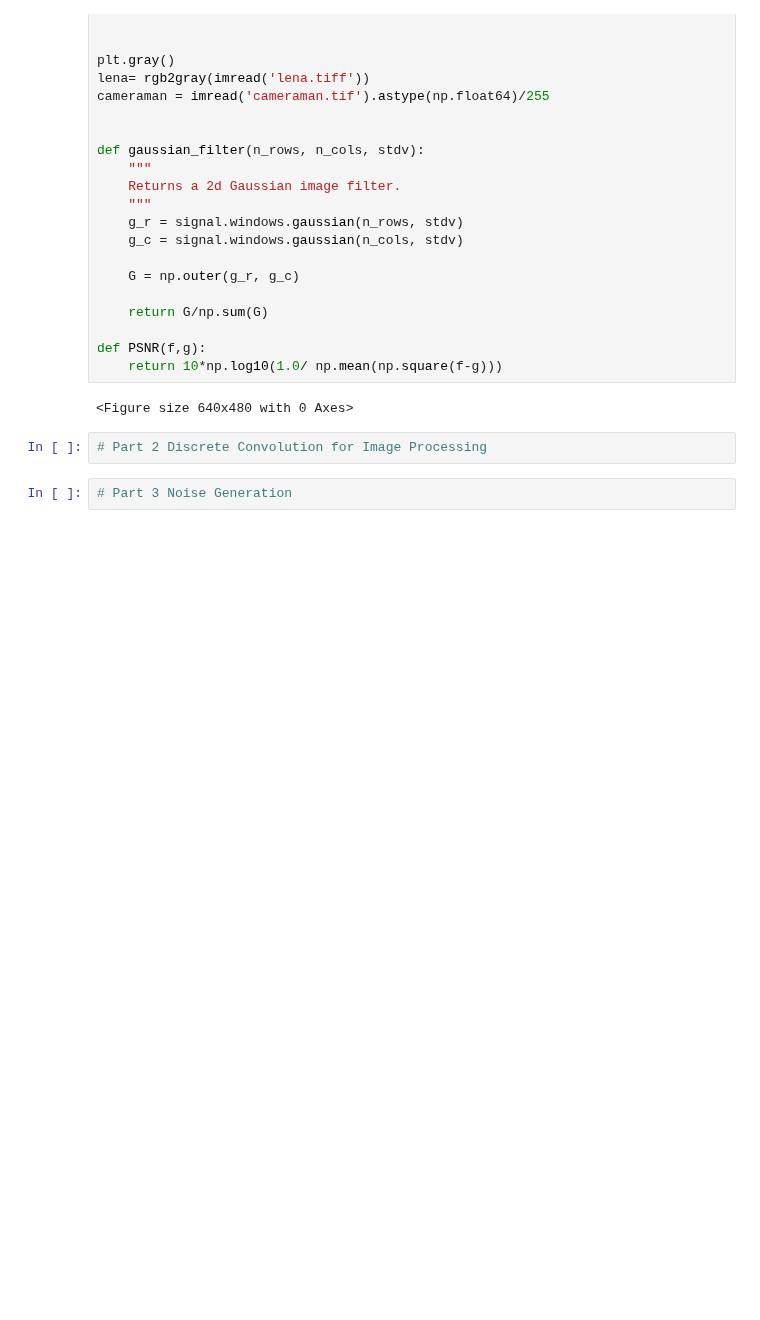
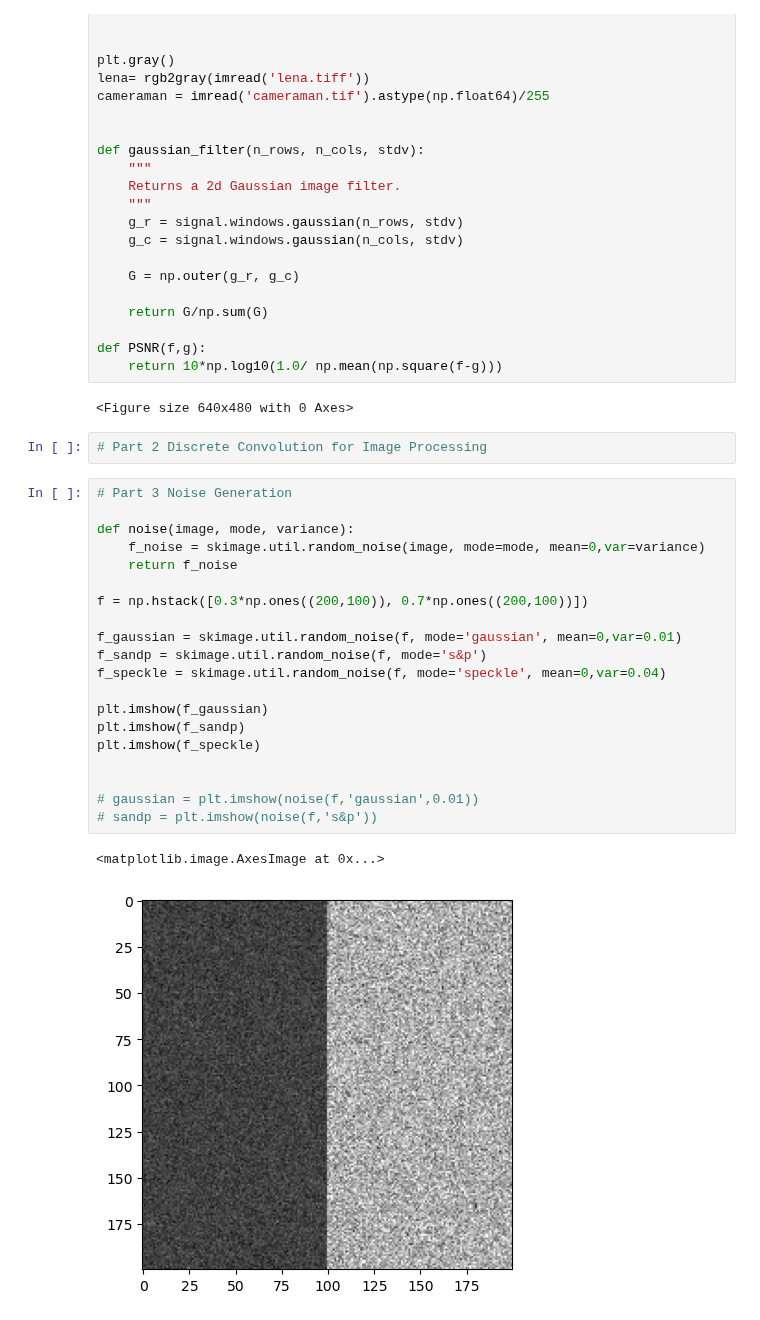
Before and after one commit to ronhyman/imageprocessing, a Jupyter notebook: Lab 2/template.ipynb, the cells around one changed output. Saved outputs shown, nothing was run; the diff lists cells and outputs as text; blank space fills up the shorter version.

```diff
--- a/Lab 2/template.ipynb
+++ b/Lab 2/template.ipynb
@@ -33,3 +33,24 @@ def PSNR(f,g):
 # Part 2 Discrete Convolution for Image Processing
 # %%
 # Part 3 Noise Generation
+
+def noise(image, mode, variance):
+    f_noise = skimage.util.random_noise(image, mode=mode, mean=0,var=variance)
+    return f_noise
+
+f = np.hstack([0.3*np.ones((200,100)), 0.7*np.ones((200,100))])
+
+f_gaussian = skimage.util.random_noise(f, mode='gaussian', mean=0,var=0.01)
+f_sandp = skimage.util.random_noise(f, mode='s&p')
+f_speckle = skimage.util.random_noise(f, mode='speckle', mean=0,var=0.04)
+
+plt.imshow(f_gaussian)
+plt.imshow(f_sandp)
+plt.imshow(f_speckle)
+
+
+# gaussian = plt.imshow(noise(f,'gaussian',0.01))
+# sandp = plt.imshow(noise(f,'s&p'))
+# %% [output]
+<matplotlib.image.AxesImage at 0x...>
+[figure, added]
```
